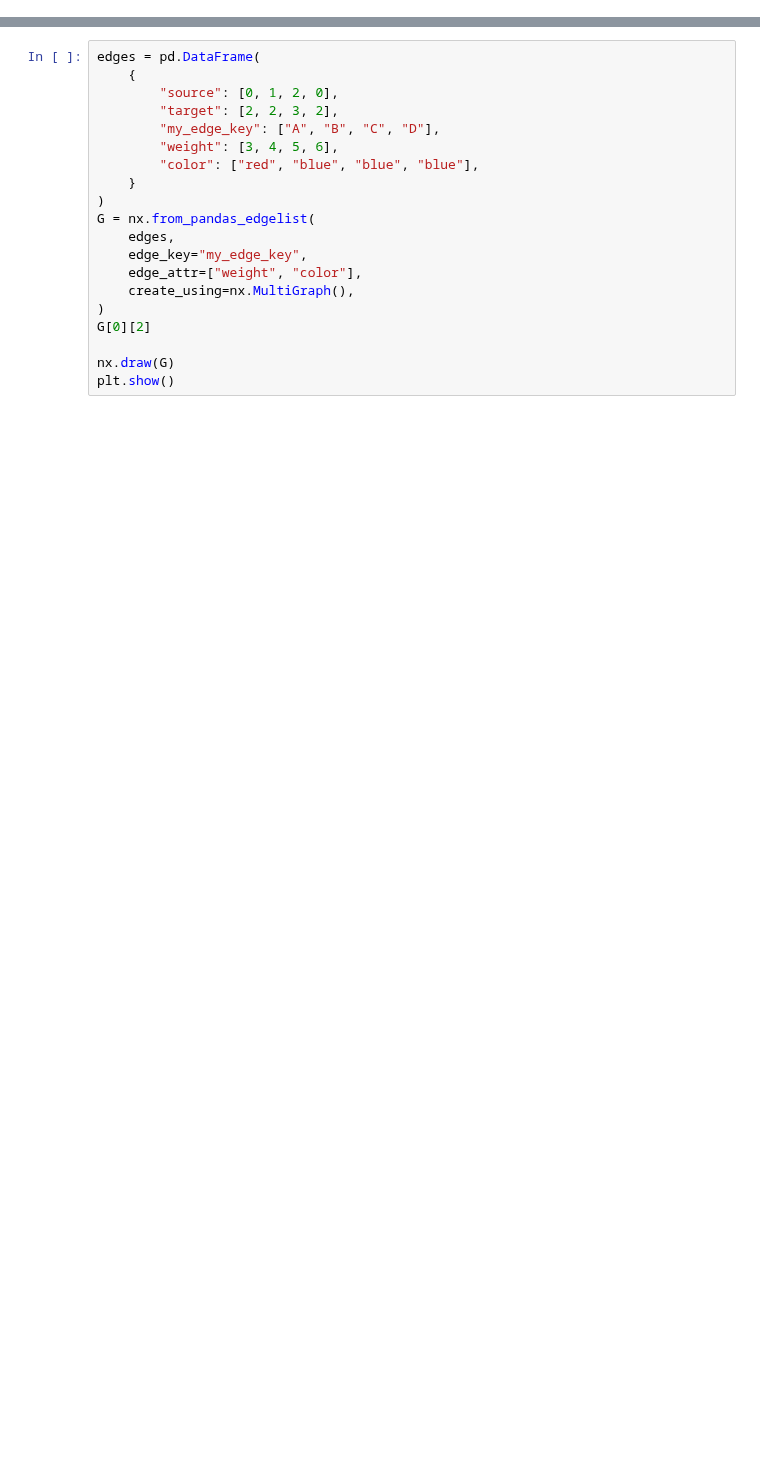
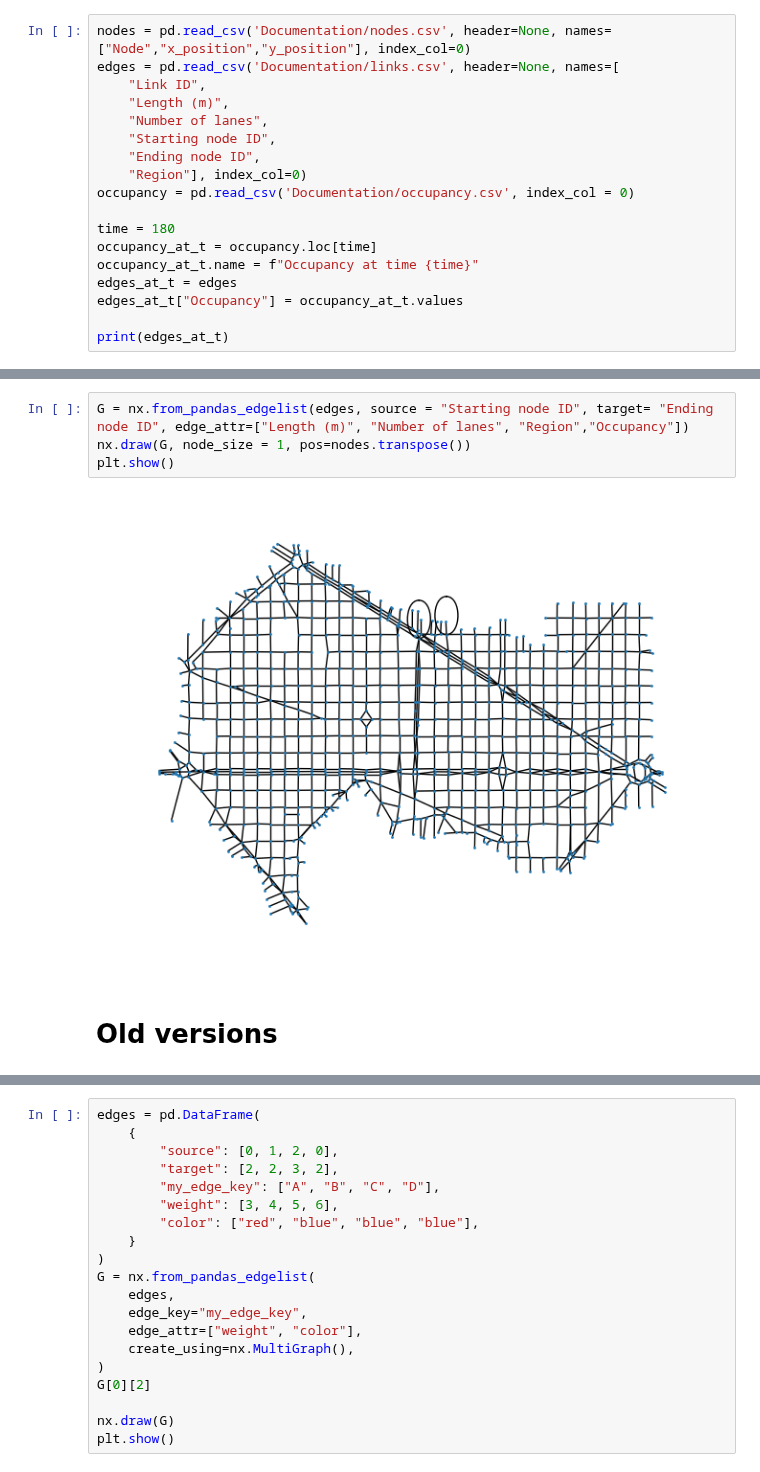
Before and after one commit to s221568/Trafic, a Jupyter notebook: Lab 1/Lab1JE.ipynb, the cells around one changed output, grey strips where cells are left out. Drawn from its saved outputs; the diff is of its cells as text; blank space fills up the shorter version.

Commit message:
Added link occupancy in the links dataframe

```diff
--- a/Lab 1/Lab1JE.ipynb
+++ b/Lab 1/Lab1JE.ipynb
@@ -0,0 +8,18 @@
+# %%
+nodes = pd.read_csv('Documentation/nodes.csv', header=None, names=["Node","x_position","y_position"], index_col=0)
+edges = pd.read_csv('Documentation/links.csv', header=None, names=[
+    "Link ID",
+    "Length (m)",
+    "Number of lanes",
+    "Starting node ID",
+    "Ending node ID",
+    "Region"], index_col=0)
+occupancy = pd.read_csv('Documentation/occupancy.csv', index_col = 0)
+
+time = 180
+occupancy_at_t = occupancy.loc[time]
+occupancy_at_t.name = f"Occupancy at time {time}"
+edges_at_t = edges
+edges_at_t["Occupancy"] = occupancy_at_t.values
+
+print(edges_at_t)
@@ -1,3 +44,11 @@
+# %%
+G = nx.from_pandas_edgelist(edges, source = "Starting node ID", target= "Ending node ID", edge_attr=["Length (m)", "Number of lanes", "Region","Occupancy"])
+nx.draw(G, node_size = 1, pos=nodes.transpose())
+plt.show()
+# %% [output]
+[figure, added]
+# %% [markdown]
+# Old versions
 # %%
 import networkx as nx
 import matplotlib.pyplot as plt
```
Also changed, not shown: parts of 4 cells of this notebook.
